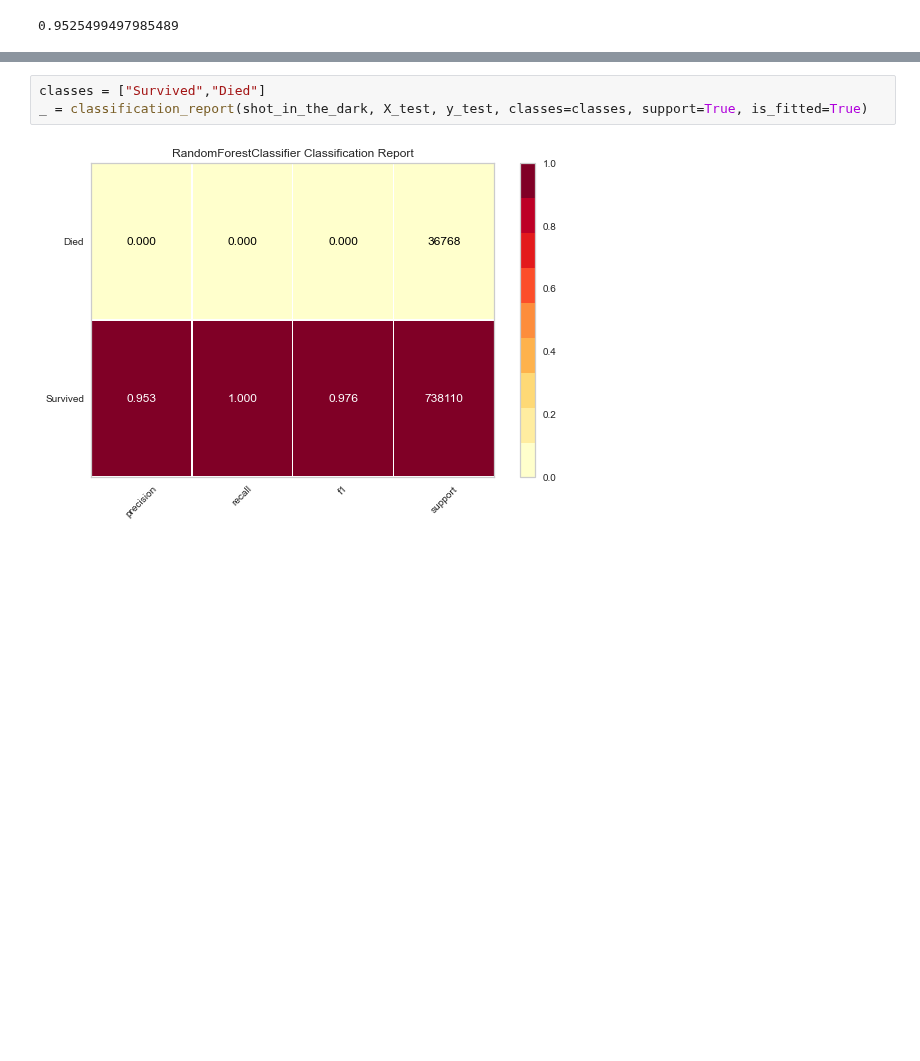
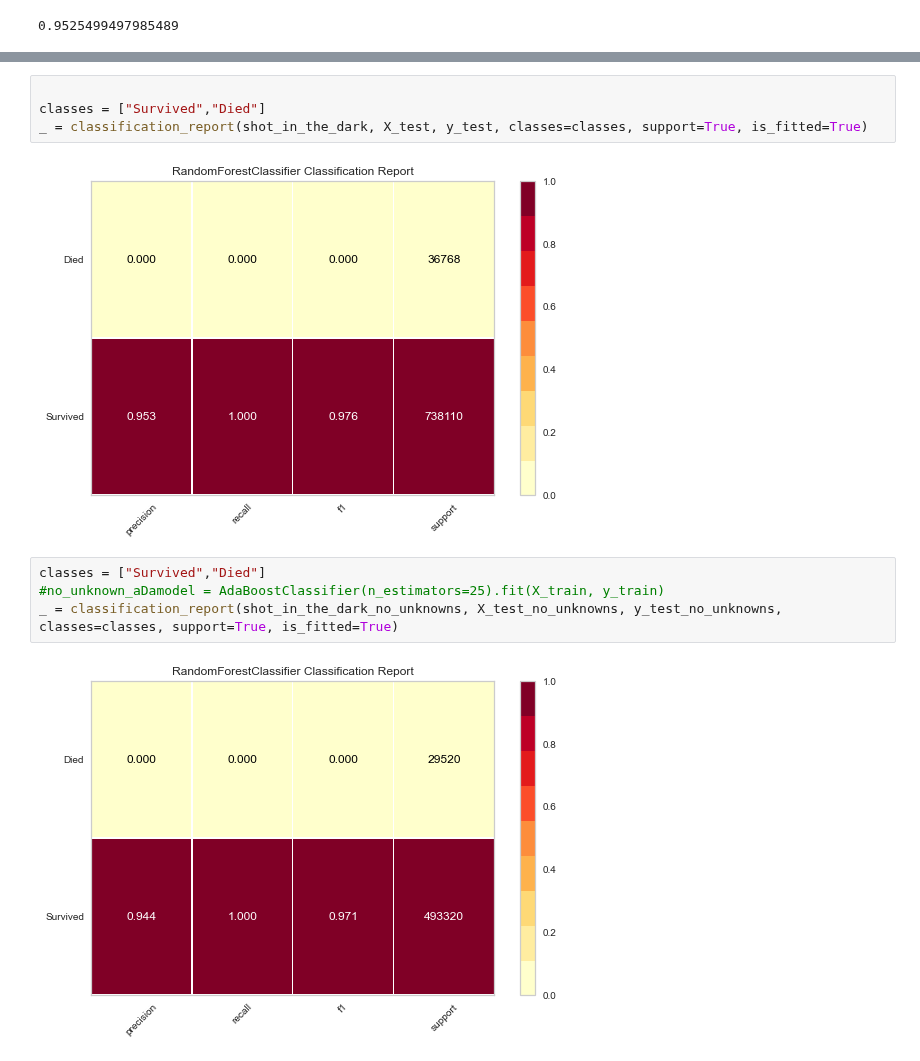
Before and after one commit to georgetown-analytics/COVID-19-race-social-equity-, a Jupyter notebook: Model on Dec Data.ipynb, the cells around one changed output, grey strips where cells are left out. Cells and saved outputs as stored; diff of their text form; blank space fills up the shorter version.

```diff
--- a/Model on Dec Data.ipynb
+++ b/Model on Dec Data.ipynb
@@ -126,5 +186,12 @@ _ = classification_report(aDamodel, X_test, y_test, classes=classes, support=Tru
 # %%
+
 classes = ["Survived","Died"]
 _ = classification_report(shot_in_the_dark, X_test, y_test, classes=classes, support=True, is_fitted=True)
 # %% [output]
 [figure]
+# %%
+classes = ["Survived","Died"]
+#no_unknown_aDamodel = AdaBoostClassifier(n_estimators=25).fit(X_train, y_train)
+_ = classification_report(shot_in_the_dark_no_unknowns, X_test_no_unknowns, y_test_no_unknowns, classes=classes, support=True, is_fitted=True)
+# %% [output]
+[figure, added]
```
Also changed, not shown: parts of 17 cells of this notebook.
